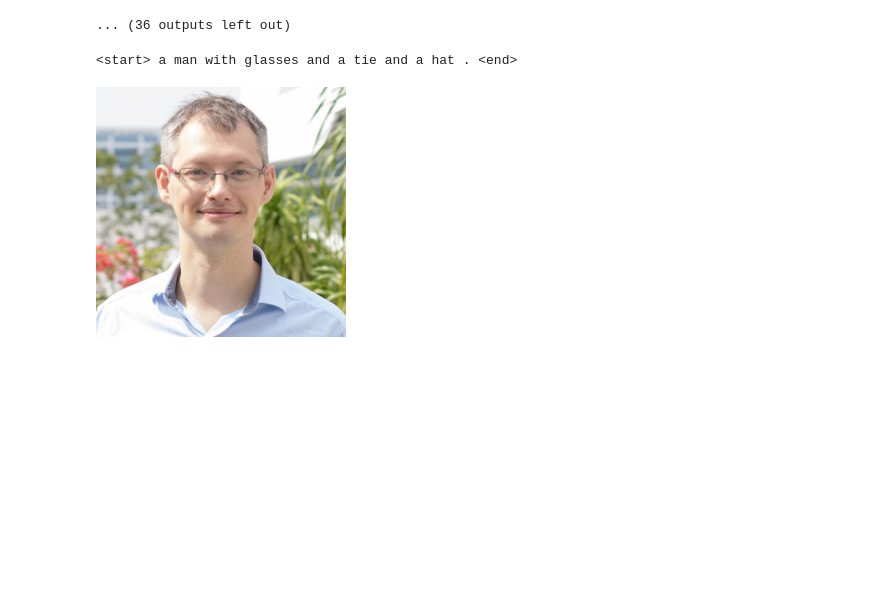
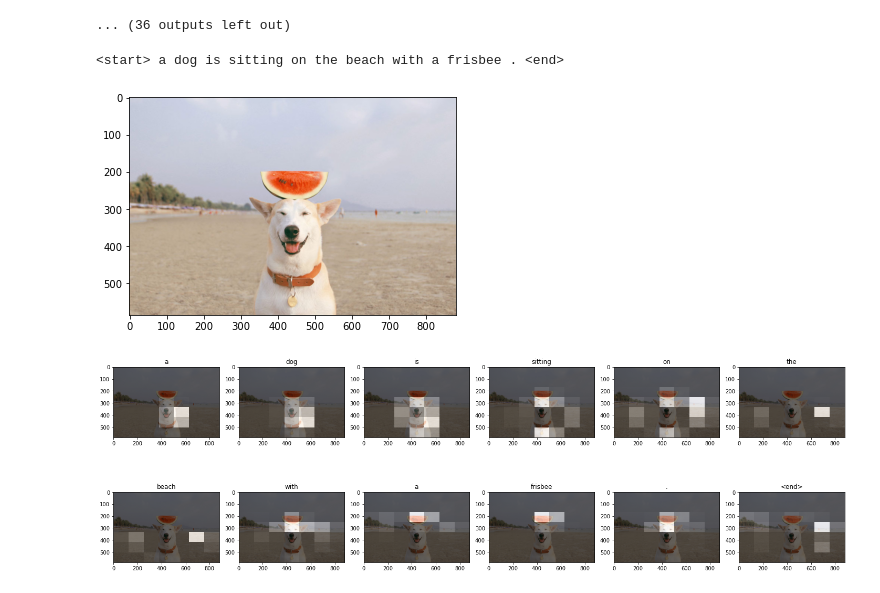
Before and after one commit to garyongguanjie/DeepLearningFinalProject, a Jupyter notebook: Untitled1.ipynb, the cells around one changed output. Cells and saved outputs as stored; diff of their text form; code cells hidden in the pictures; blank space fills up the shorter version.

Commit message:
added attention plots

```diff
--- a/Untitled1.ipynb
+++ b/Untitled1.ipynb
@@ -110,10 +110,27 @@ Actual:  <start> the bathroom had a tub with two sinks and a separate shower . <
 [figure]
 Clipping input data to the valid range for imshow with RGB data ([0..1] for floats or [0..255] for integers).
 ... (36 outputs left out)
+# %%
+def plot_attention(temp_image, result, attention_plot):
+
+    fig = plt.figure(figsize=(20, 20))
+    len_result = len(result)
+    for l in range(len_result):
+        temp_att = np.resize(attention_plot[l], (7, 7))
+        ax = fig.add_subplot(len_result//2, len_result//2, l+1)
+        ax.set_title(result[l])
+        img = ax.imshow(temp_image)
+        ax.imshow(temp_att, cmap='gray', alpha=0.6, extent=img.get_extent())
+
+    plt.tight_layout()
+    plt.show()
 # %%
 from PIL import Image
+import numpy as np
 def test_myphoto(path,encoder,decoder):
     image1 = Image.open(path).convert('RGB')
+    image2 = np.array(image1)
+    plt.imshow(image2)
     image = transformation(image1)
     encoder.eval()
     decoder.eval()
@@ -123,13 +140,18 @@ def test_myphoto(path,encoder,decoder):
     lengths = lengths1[0].item()
 
     print("<start>",end= " ")
+    words = []
+    for j in range(int(lengths)):
+        word = vocab.idx2word[predicted[0][j].cpu().detach().item()]
+        words.append(word)
+        print(word,end=" ")
+    print(" ")
 
-    for j in range(int(lengths)):
-        print(vocab.idx2word[predicted[0][j].cpu().detach().item()],end=" ")
-    print(" ")
-    return image1
+    plot_attention(image2,words,alphas.detach().cpu().squeeze(0).numpy())
+    return
 # %%
-test_myphoto('alex2.jpg',encoder,decoder)
+test_myphoto('new_images/happydog.jpg',encoder,decoder)
 # %% [output]
-<start> a man with glasses and a tie and a hat . <end>
+<start> a dog is sitting on the beach with a frisbee . <end>
-[figure, old version]
+[figure, new version]
+[figure, added]
```
